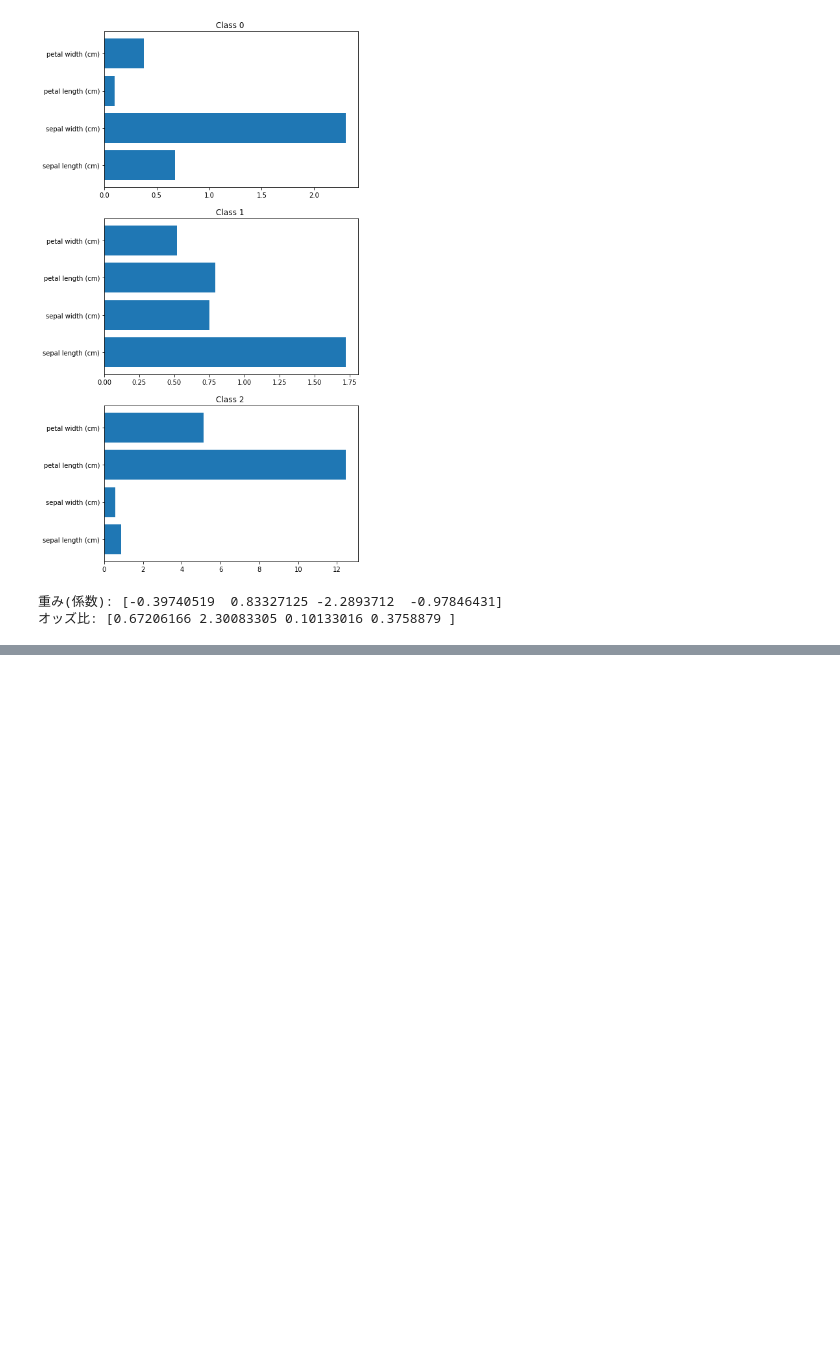
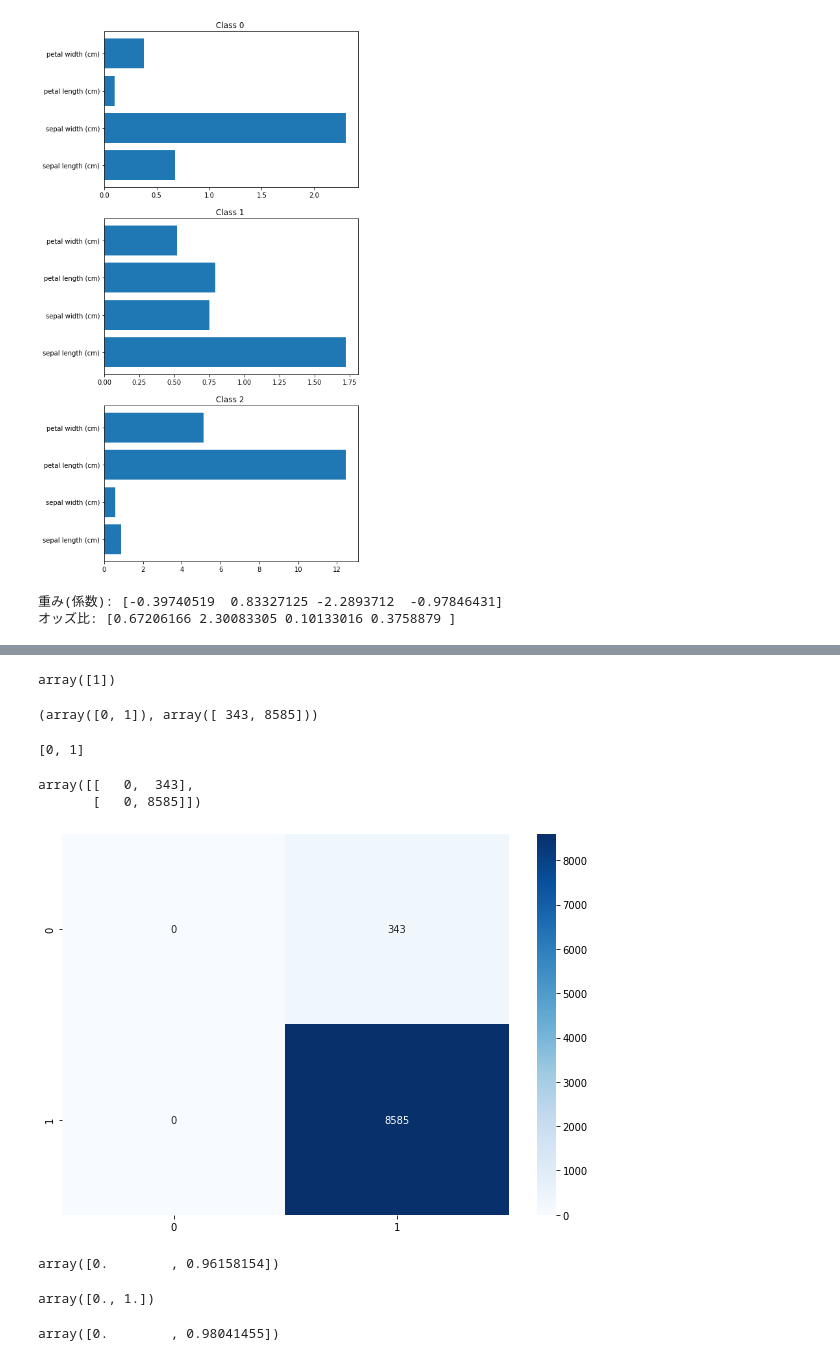
Before and after one commit to Sakana999/Self-Study, a Jupyter notebook: KIKAGAKU/KIKAGAKU ML Classification.ipynb, the cells around one changed output, grey strips where cells are left out. Saved outputs shown, nothing was run; the diff lists cells and outputs as text; code cells hidden in the pictures; blank space fills up the shorter version.

```diff
--- a/KIKAGAKU/KIKAGAKU ML Classification.ipynb
+++ b/KIKAGAKU/KIKAGAKU ML Classification.ipynb
@@ -242,0 +292,10 @@ print('オッズ比:',  np.exp(log_reg.coef_[0]))
+# %%
+# モデルの定義
+log_reg = LogisticRegression()
+# %%
+# モデルの学習
+log_reg.fit(x_train, t_train)
+
+# モデルの検証
+print(log_reg.score(x_train, t_train))
+print(log_reg.score(x_test, t_test))
@@ -242,0 +312,12 @@ print('オッズ比:',  np.exp(log_reg.coef_[0]))
+# %%
+# 推論
+y_predict = log_reg.predict(x_test)
+# %%
+# ユニークな値
+np.unique(y_predict)
+# %% [output]
+array([1])
+# %%
+np.unique(t_test, return_counts=True)
+# %% [output]
+(array([0, 1]), array([ 343, 8585]))
@@ -242,0 +327,34 @@ print('オッズ比:',  np.exp(log_reg.coef_[0]))
+# %%
+# ラベルの取り出し
+labels = list(np.unique(t_train))
+labels
+# %% [output]
+[0, 1]
+# %%
+# 混同行列の取得
+confusion_matrix = metrics.confusion_matrix(t_test, y_predict)
+confusion_matrix
+# %% [output]
+array([[   0,  343],
+       [   0, 8585]])
+# %%
+# ヒートマップで可視化
+plt.figure(figsize=(10, 7))
+sns.heatmap(confusion_matrix, annot=True, fmt='.0f', cmap='Blues');
+# %% [output]
+[figure, added]
+# %%
+precision = metrics.precision_score(t_test, y_predict, average=None)
+precision
+# %% [output]
+array([0.        , 0.96158154])
+# %%
+recall = metrics.recall_score(t_test, y_predict, average=None)
+recall
+# %% [output]
+array([0., 1.])
+# %%
+f1_score = metrics.f1_score(t_test, y_predict, average=None)
+f1_score
+# %% [output]
+array([0.        , 0.98041455])
```
Also changed, not shown: parts of 12 cells of this notebook, 4 other files.
